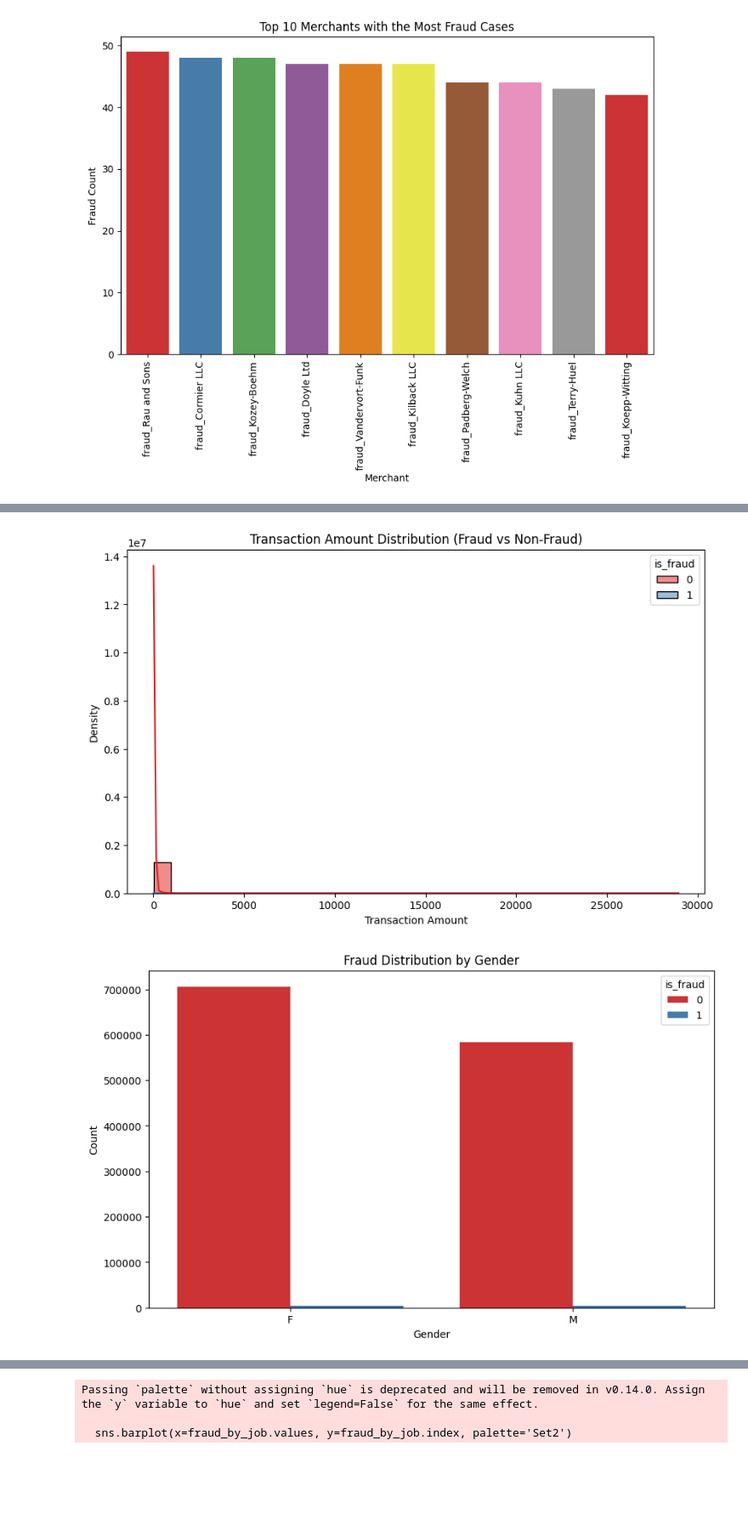
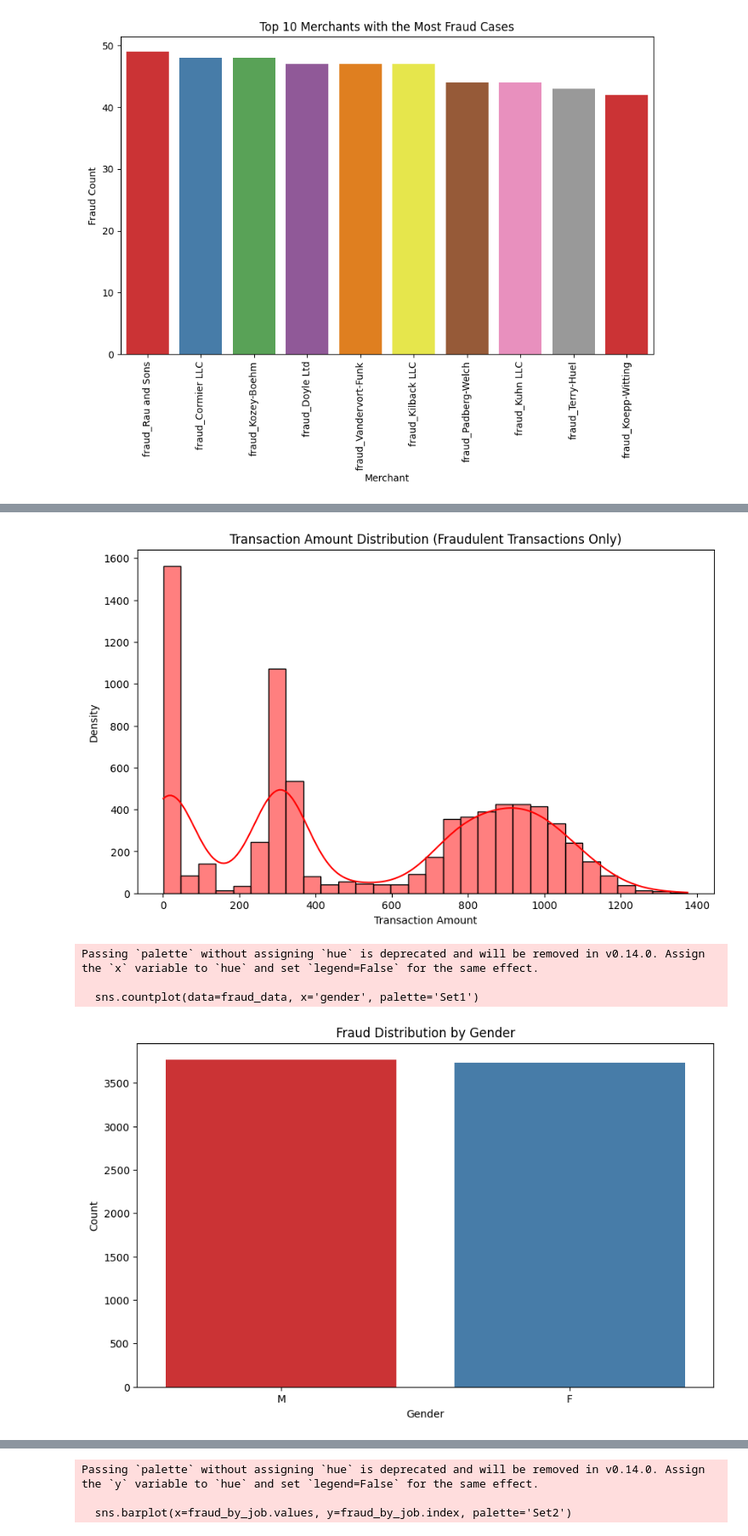
Before and after one commit to maria-carolina-barata/IS, a Jupyter notebook: primary_experiment copy.ipynb, the cells around one changed output, grey strips where cells are left out. Shown at 85% size. Drawn from its saved outputs; the diff is of its cells as text; code cells hidden in the pictures; blank space fills up the shorter version.

```diff
--- a/primary_experiment copy.ipynb
+++ b/primary_experiment copy.ipynb
@@ -345,22 +363,28 @@ plt.show()
 # %%
-# Distribution of transaction amounts for fraudulent and non-fraudulent transactions
+
+# Distribution of transaction amounts for fraudulent transactions only
 plt.figure(figsize=(10, 6))
-sns.histplot(data=data, x='amt', hue='is_fraud', kde=True, palette='Set1', bins=30)
-plt.title('Transaction Amount Distribution (Fraud vs Non-Fraud)')
+sns.histplot(data=data[data['is_fraud'] == 1], x='amt', kde=True, color='red', bins=30)
+plt.title('Transaction Amount Distribution (Fraudulent Transactions Only)')
 plt.xlabel('Transaction Amount')
 plt.ylabel('Density')
 plt.show()
 # %% [output]
-[figure, old version]
+[figure, new version]
 # %%
-# Fraud distribution by gender
+# Filter the data for fraudulent cases only
+fraud_data = data[data['is_fraud'] == 1]
+
 plt.figure(figsize=(10, 6))
-sns.countplot(data=data, x='gender', hue='is_fraud', palette='Set1')
+sns.countplot(data=fraud_data, x='gender', palette='Set1')
 plt.title('Fraud Distribution by Gender')
 plt.xlabel('Gender')
 plt.ylabel('Count')
 plt.show()
 # %% [output]
+Passing `palette` without assigning `hue` is deprecated and will be removed in v0.14.0. Assign the `x` variable to `hue` and set `legend=False` for the same effect.
+
+  sns.countplot(data=fraud_data, x='gender', palette='Set1')
-[figure, old version]
+[figure, new version]
 # %%
 # Boxplot of fraud by city population
```
Also changed, not shown: parts of 4 cells of this notebook.
